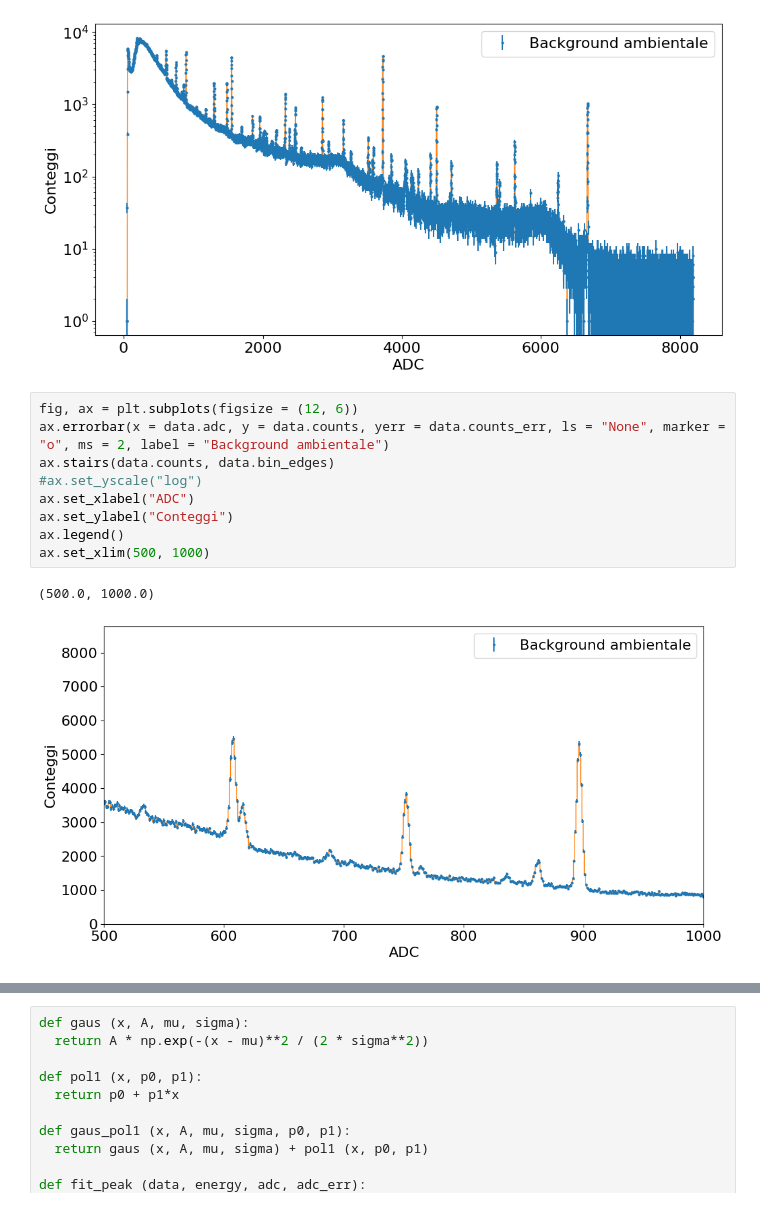
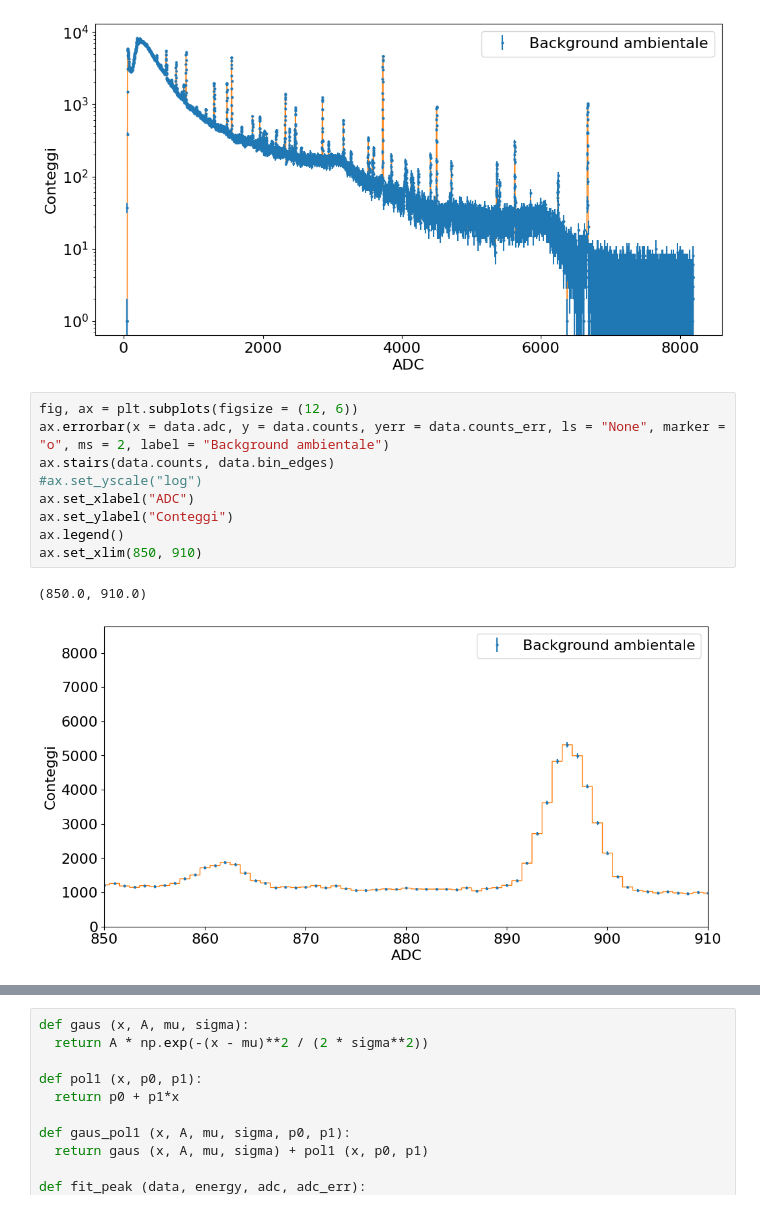
Before and after one commit to cerasole/EnvironmentalRadioactivity, a Jupyter notebook: Notebooks/SpectralFitHPGe.ipynb, the cells around one changed output, grey strips where cells are left out. Drawn from its saved outputs; the diff is of its cells as text.

```diff
--- a/Notebooks/SpectralFitHPGe.ipynb
+++ b/Notebooks/SpectralFitHPGe.ipynb
@@ -84,12 +84,12 @@ ax.legend();
 # %%
 fig, ax = plt.subplots(figsize = (12, 6))
 ax.errorbar(x = data.adc, y = data.counts, yerr = data.counts_err, ls = "None", marker = "o", ms = 2, label = "Background ambientale")
 ax.stairs(data.counts, data.bin_edges)
 #ax.set_yscale("log")
 ax.set_xlabel("ADC")
 ax.set_ylabel("Conteggi")
 ax.legend()
-ax.set_xlim(500, 1000)
+ax.set_xlim(850, 910)
 # %% [output]
-(500.0, 1000.0)
+(850.0, 910.0)
-[figure, old version]
+[figure, new version]
```
Also changed, not shown: parts of 13 cells of this notebook.
